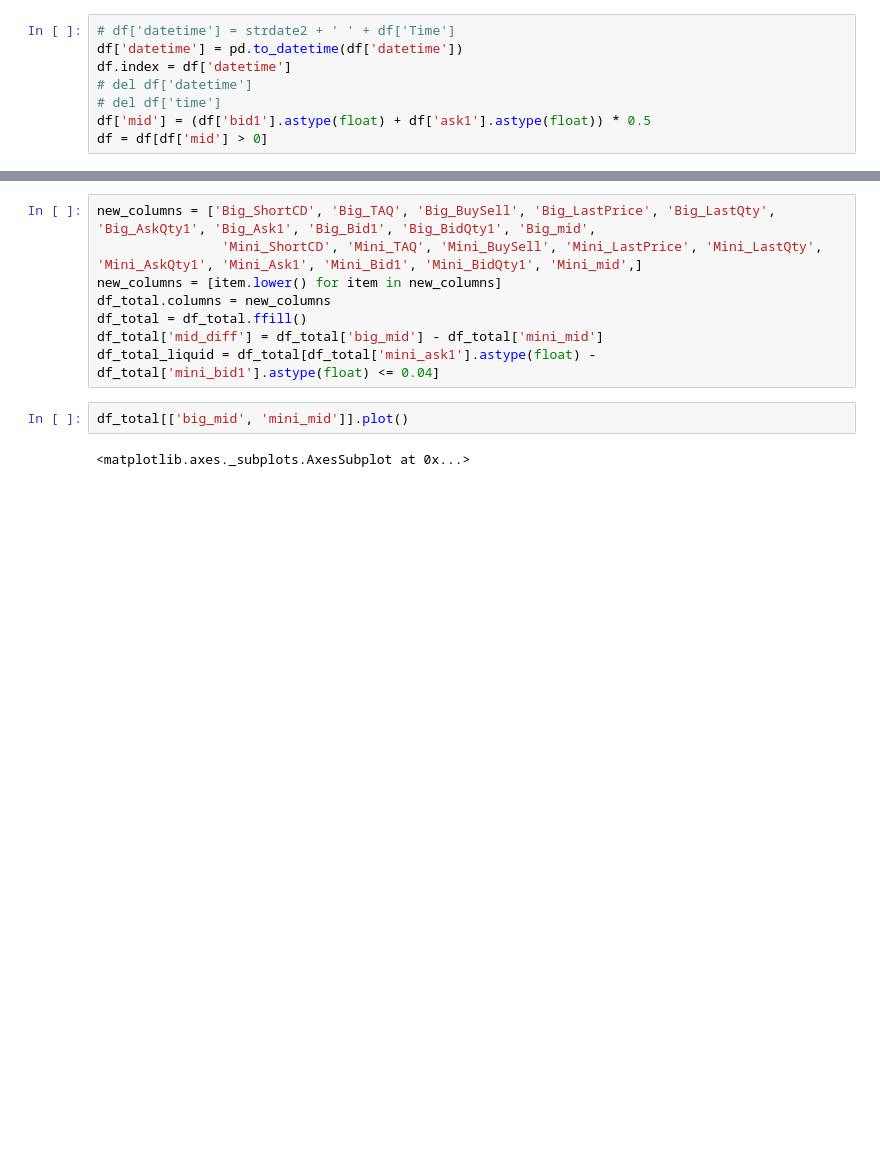
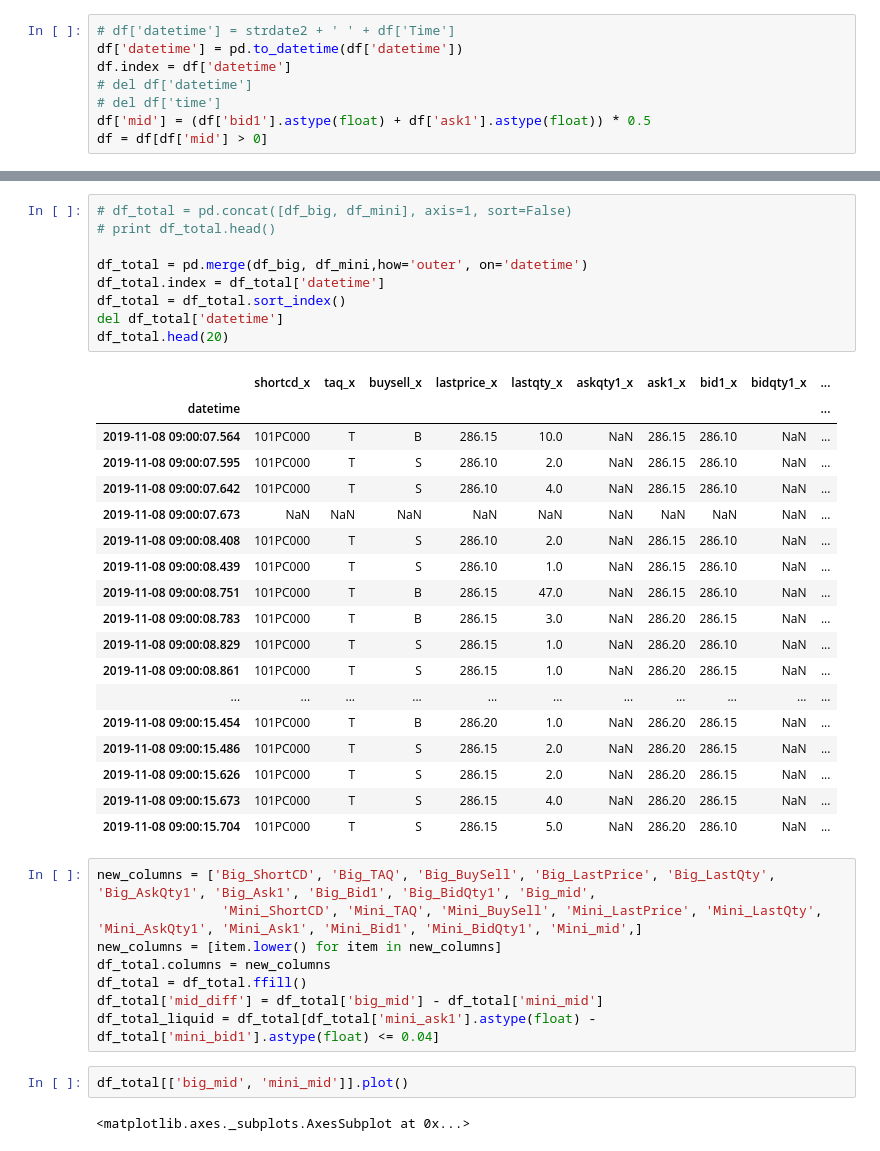
Before and after one commit to QuantTraderEd/AQTrader, a Jupyter notebook: Script/miniarb_research_template.ipynb, the cells around one changed output, grey strips where cells are left out. Drawn from its saved outputs; the diff is of its cells as text; blank space fills up the shorter version.

```diff
--- a/Script/miniarb_research_template.ipynb
+++ b/Script/miniarb_research_template.ipynb
@@ -104,3 +79,31 @@ datetime
+# %%
+# df_total = pd.concat([df_big, df_mini], axis=1, sort=False)
+# print df_total.head()
+
+df_total = pd.merge(df_big, df_mini,how='outer', on='datetime')
+df_total.index = df_total['datetime']
+df_total = df_total.sort_index()
+del df_total['datetime']
+df_total.head(20)
+# %% [output]
+|  | shortcd_x | taq_x | buysell_x | lastprice_x | lastqty_x | askqty1_x | ask1_x | bid1_x | bidqty1_x | ... |
+| datetime |  |  |  |  |  |  |  |  |  | ... |
+| 2019-11-08 09:00:07.564 | 101PC000 | T | B | 286.15 | 10.0 | NaN | 286.15 | 286.10 | NaN | ... |
+| 2019-11-08 09:00:07.595 | 101PC000 | T | S | 286.10 | 2.0 | NaN | 286.15 | 286.10 | NaN | ... |
+| 2019-11-08 09:00:07.642 | 101PC000 | T | S | 286.10 | 4.0 | NaN | 286.15 | 286.10 | NaN | ... |
+| 2019-11-08 09:00:07.673 | NaN | NaN | NaN | NaN | NaN | NaN | NaN | NaN | NaN | ... |
+| 2019-11-08 09:00:08.408 | 101PC000 | T | S | 286.10 | 2.0 | NaN | 286.15 | 286.10 | NaN | ... |
+| 2019-11-08 09:00:08.439 | 101PC000 | T | S | 286.10 | 1.0 | NaN | 286.15 | 286.10 | NaN | ... |
+| 2019-11-08 09:00:08.751 | 101PC000 | T | B | 286.15 | 47.0 | NaN | 286.15 | 286.10 | NaN | ... |
+| 2019-11-08 09:00:08.783 | 101PC000 | T | B | 286.15 | 3.0 | NaN | 286.20 | 286.15 | NaN | ... |
+| 2019-11-08 09:00:08.829 | 101PC000 | T | S | 286.15 | 1.0 | NaN | 286.20 | 286.10 | NaN | ... |
+| 2019-11-08 09:00:08.861 | 101PC000 | T | S | 286.15 | 1.0 | NaN | 286.20 | 286.15 | NaN | ... |
+| ... | ... | ... | ... | ... | ... | ... | ... | ... | ... | ... |
+| 2019-11-08 09:00:15.454 | 101PC000 | T | B | 286.20 | 1.0 | NaN | 286.20 | 286.15 | NaN | ... |
+| 2019-11-08 09:00:15.486 | 101PC000 | T | S | 286.15 | 2.0 | NaN | 286.20 | 286.15 | NaN | ... |
+| 2019-11-08 09:00:15.626 | 101PC000 | T | S | 286.15 | 2.0 | NaN | 286.20 | 286.15 | NaN | ... |
+| 2019-11-08 09:00:15.673 | 101PC000 | T | S | 286.15 | 4.0 | NaN | 286.20 | 286.15 | NaN | ... |
+| 2019-11-08 09:00:15.704 | 101PC000 | T | S | 286.15 | 5.0 | NaN | 286.20 | 286.10 | NaN | ... |
 # %%
 new_columns = ['Big_ShortCD', 'Big_TAQ', 'Big_BuySell', 'Big_LastPrice', 'Big_LastQty', 'Big_AskQty1', 'Big_Ask1', 'Big_Bid1', 'Big_BidQty1', 'Big_mid',
 				'Mini_ShortCD', 'Mini_TAQ', 'Mini_BuySell', 'Mini_LastPrice', 'Mini_LastQty', 'Mini_AskQty1', 'Mini_Ask1', 'Mini_Bid1', 'Mini_BidQty1', 'Mini_mid',]
```
Also changed, not shown: parts of 8 cells of this notebook.
